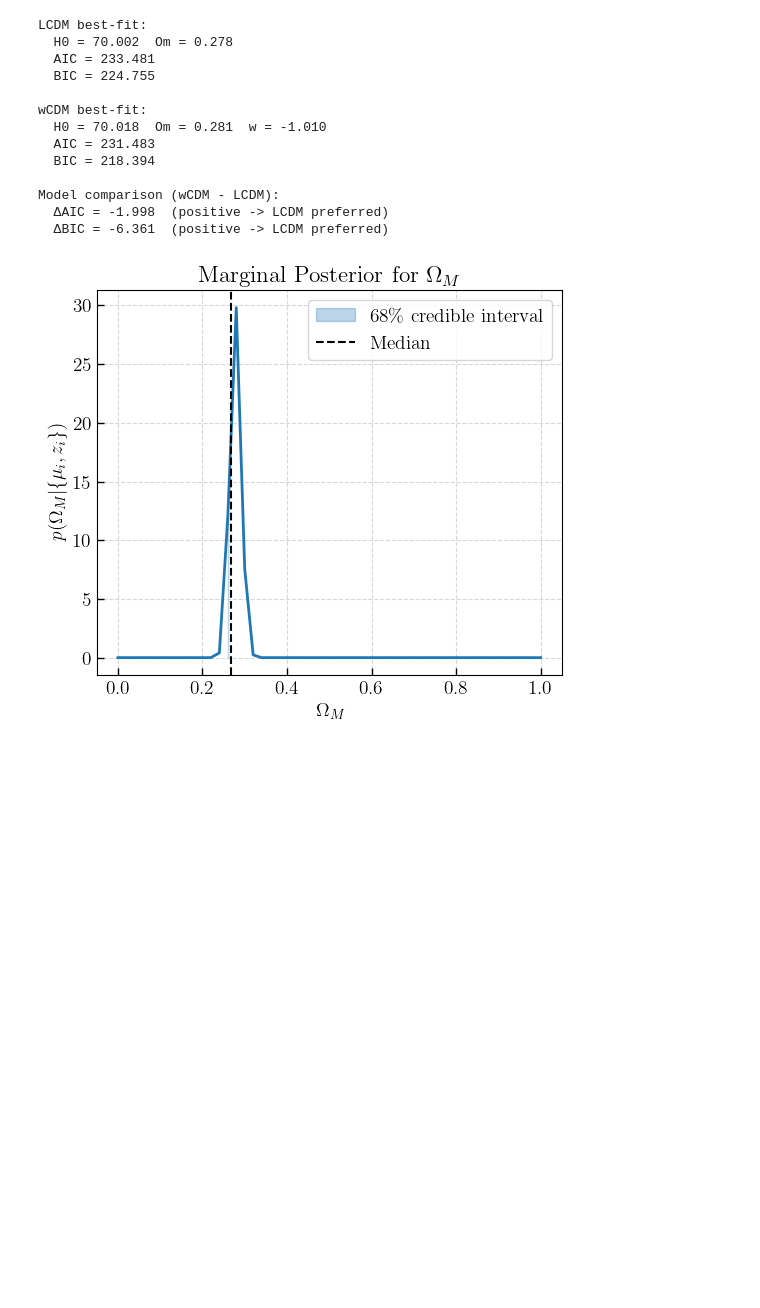
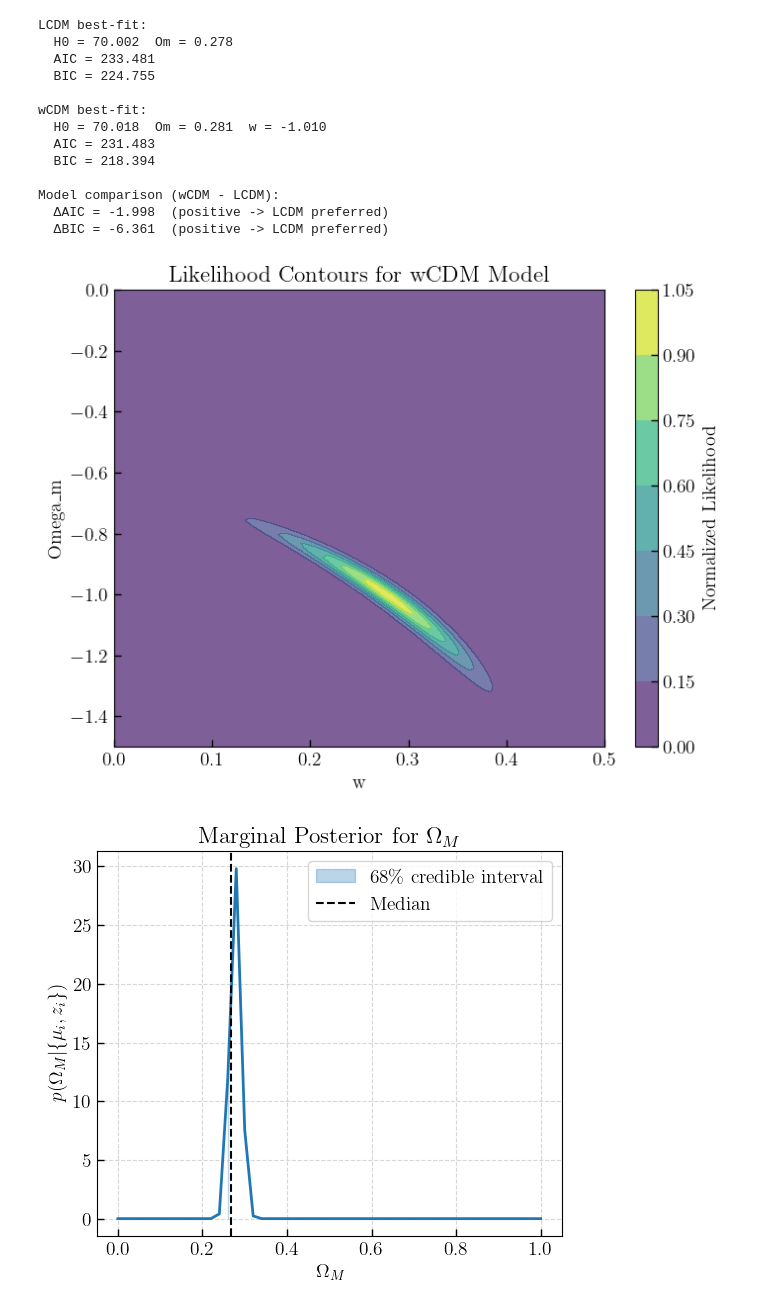
Before and after one commit to stommen/tif345_projects, a Jupyter notebook: project_1/project1_LBOS.ipynb, the cells around one changed output. Saved outputs shown, nothing was run; the diff lists cells and outputs as text; code cells hidden in the pictures; blank space fills up the shorter version.

```diff
--- a/project_1/project1_LBOS.ipynb
+++ b/project_1/project1_LBOS.ipynb
@@ -210,11 +206,9 @@ def mu_model(theta, z, model="wCDM"):
 # Likelihood/objective
 def neg_loglike_theta(theta, z, mu_obs, sigma, model):
     mu_pred = mu_model(theta, z, model=model)
-    resid = mu_obs - mu_pred
-    # Gaussian with known sigma_i
-    chi2 = np.sum((resid / sigma)**2)
+
     # include normalization constant for likelihood (useful for AIC/BIC via logL)
-    logL = -0.5 * (chi2 + np.sum(np.log(2 * np.pi * sigma**2)))
+    logL = stats.norm.logpdf(mu_obs, loc=mu_pred, scale=sigma).sum()
     return -logL  # we minimize negative log-likelihood
 
 # AIC/BIC helpers
@@ -230,10 +224,7 @@ k_lcdm = 2
 x0 = np.array([70.0, 0.3])
 bounds_lcdm = [H0_bounds, Om_bounds]
 
-res_lcdm = optimize.minimize(
-    neg_loglike_theta, x0, args=(z, mu_obs, mu_err, "LCDM"),
-    bounds=bounds_lcdm, method="nelder-mead"
-)
+res_lcdm = optimize.minimize(neg_loglike_theta, x0, args=(z, mu_obs, mu_err, "LCDM"), bounds=bounds_lcdm, method="nelder-mead")
 
 theta_lcdm = res_lcdm.x
 neglogL_lcdm = res_lcdm.fun
@@ -245,10 +236,7 @@ k_wcdm = 3
 x0 = np.array([70.0, 0.3, -1.0])
 bounds_wcdm = [H0_bounds, Om_bounds, w_bounds]
 
-res_wcdm = optimize.minimize(
-    neg_loglike_theta, x0, args=(z, mu_obs, mu_err, "wCDM"),
-    bounds=bounds_wcdm, method="nelder-mead"
-)
+res_wcdm = optimize.minimize(neg_loglike_theta, x0, args=(z, mu_obs, mu_err, "wCDM"), bounds=bounds_wcdm, method="nelder-mead")
 
 theta_wcdm = res_wcdm.x
 neglogL_wcdm = res_wcdm.fun
@@ -288,6 +276,29 @@ wCDM best-fit:
 Model comparison (wCDM - LCDM):
   ΔAIC = -1.998  (positive -> LCDM preferred)
   ΔBIC = -6.361  (positive -> LCDM preferred)
+# %%
+
+Om_grid = np.linspace(0.0, 0.5, 100)
+w_grid = np.linspace(-1.5, 0., 100)
+
+likelihood = np.zeros((len(Om_grid), len(w_grid)))
+for i, Om in enumerate(Om_grid):
+    for j, w in enumerate(w_grid):
+        theta = [70.0, Om, w]
+        neglogL = neg_loglike_theta(theta, z, mu_obs, mu_err, "wCDM")
+        likelihood[i, j] = np.exp(-neglogL)
+# %%
+
+plt.figure(figsize=(8,6))
+Om_mesh, w_mesh = np.meshgrid(Om_grid, w_grid, indexing='ij')
+plt.contourf(Om_mesh, w_mesh, likelihood / np.max(likelihood))
+plt.colorbar(label='Normalized Likelihood')
+plt.xlabel('w')
+plt.ylabel('Omega_m')
+plt.title('Likelihood Contours for wCDM Model')
+plt.show()
+# %% [output]
+[figure, added]
 # %%
 
 def E(zp, Om):
```
Also changed, not shown: parts of 4 cells of this notebook.
